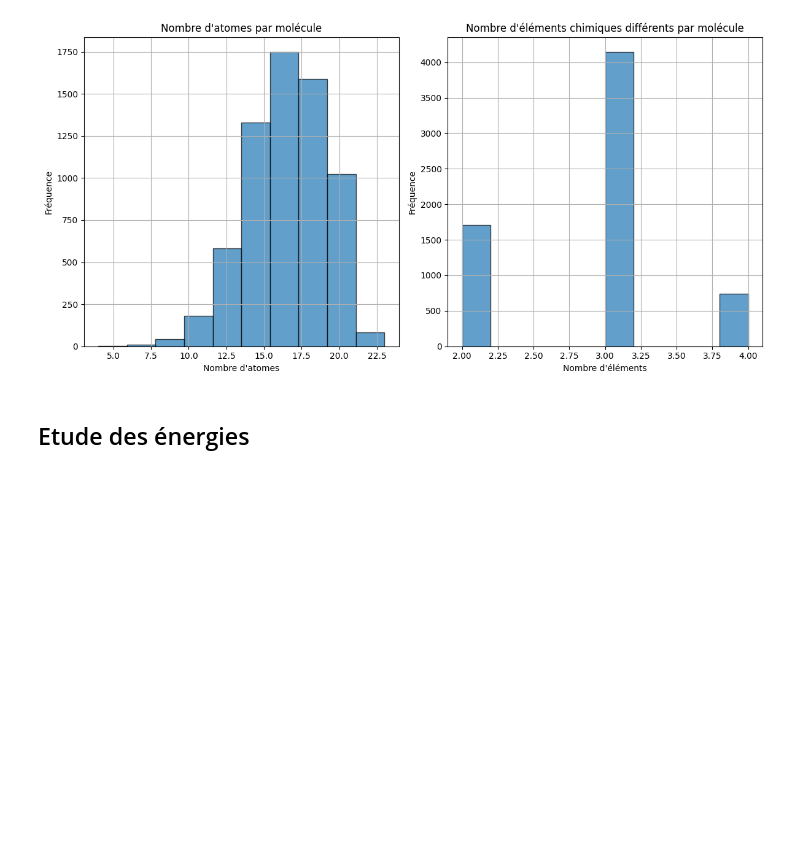
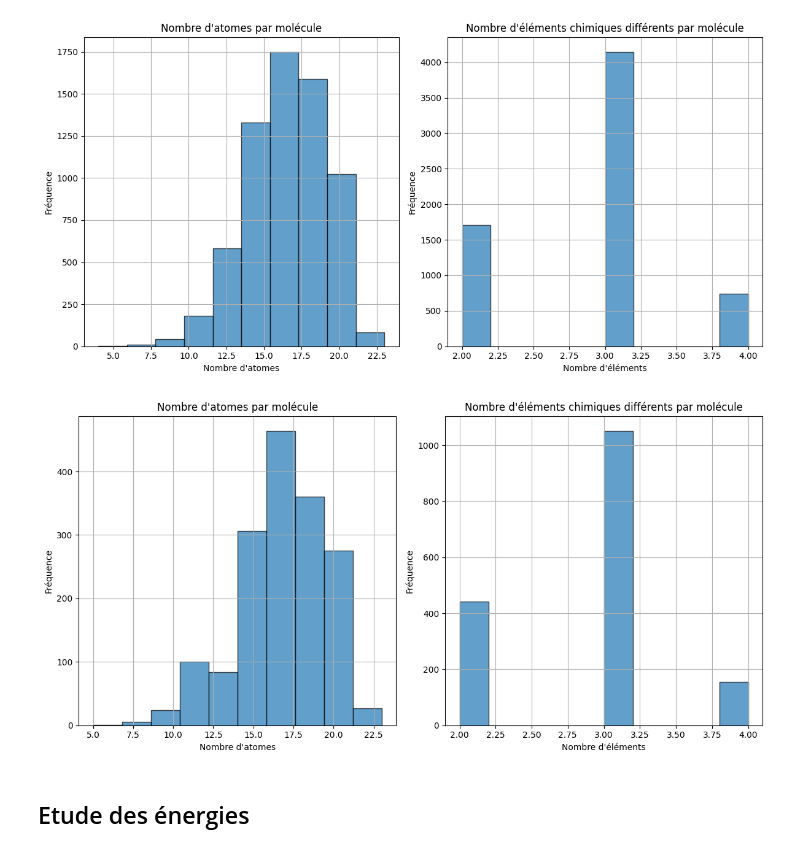
Before and after one commit to TristanGay27/Molecular_energy_prediction, a Jupyter notebook: data_exploration/Visu_molecules.ipynb, the cells around one changed output. Cells and saved outputs as stored; diff of their text form; code cells hidden in the pictures; blank space fills up the shorter version.

```diff
--- a/data_exploration/Visu_molecules.ipynb
+++ b/data_exploration/Visu_molecules.ipynb
@@ -125,6 +125,21 @@ plt.tight_layout()
 plt.show()
 # %% [output]
 [figure]
+# %%
+#Sur les données de test
+
+atom_counts, element_counts = load_molecules_from_directory(Path("../../data/atoms/test"))
+
+plt.figure(figsize=(12, 6))
+plt.subplot(1, 2, 1)
+plot_histogram(atom_counts, 'Nombre d\'atomes par molécule', 'Nombre d\'atomes', 'Fréquence')
+plt.subplot(1, 2, 2)
+plot_histogram(element_counts, 'Nombre d\'éléments chimiques différents par molécule', 'Nombre d\'éléments', 'Fréquence')
+
+plt.tight_layout()
+plt.show()
+# %% [output]
+[figure, added]
 # %% [markdown]
 ## Etude des énergies
 # %%
```
Also changed, not shown: parts of 2 cells of this notebook, 2 other files.
